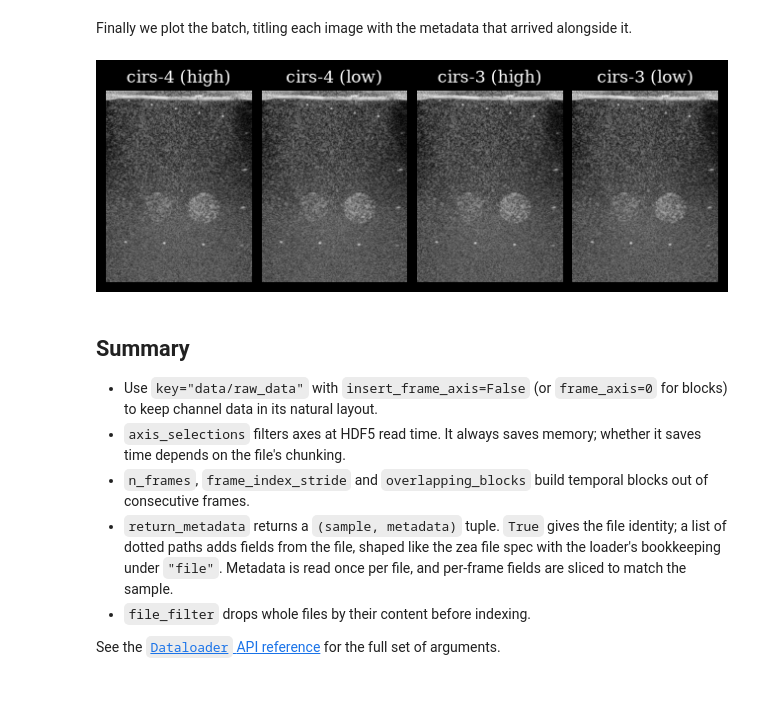
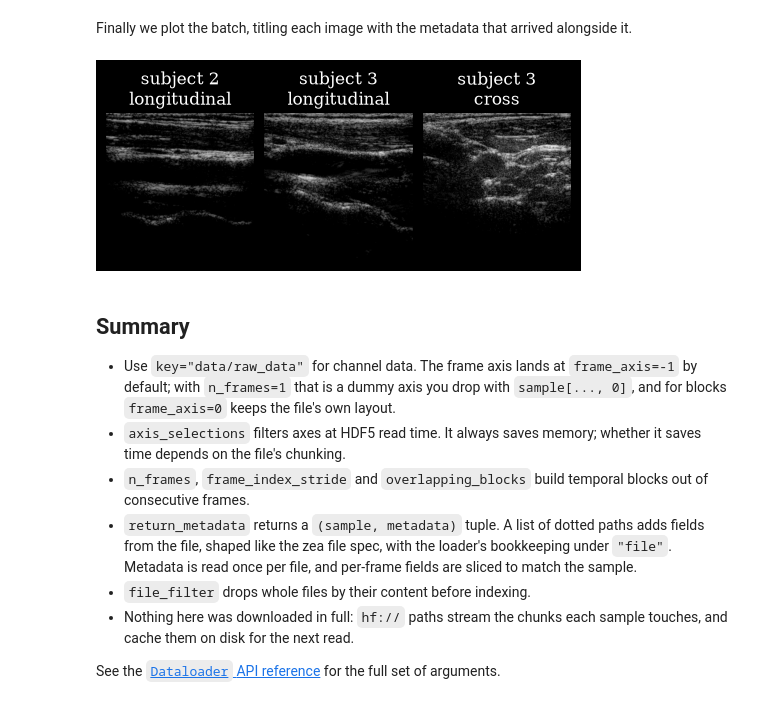
Before and after one commit to tue-bmd/zea, a Jupyter notebook: docs/source/notebooks/data/zea_dataloader_example.ipynb, the cells around one changed output. Cells and saved outputs as stored; diff of their text form; code cells hidden in the pictures.

Commit message:
validate=False default, clean up nb

```diff
--- a/docs/source/notebooks/data/zea_dataloader_example.ipynb
+++ b/docs/source/notebooks/data/zea_dataloader_example.ipynb
@@ -78,9 +71,0 @@ files. That gives us a real multi-file dataset that fits in a notebook.
-# %%
-with zea.File(source_path) as file:
-    raw_data = file.data.raw_data[:]
-    scan = file.get_scan_parameters()
-    probe = {key: value for key, value in file.probe.to_dict().items() if value is not None}
-
-n_frames, n_tx, n_ax, n_el, n_ch = raw_data.shape
-print(f"{n_frames} frames, {n_tx} transmits, {n_ax} axial samples, {n_el} elements, {n_ch} channel")
-print("dtype:", raw_data.dtype)
@@ -436,28 +346,21 @@ Because these files share one acquisition, we take the first element of the batc
 # %%
 loader = zea.Dataloader(
-    dataset_dir,
+    file_paths,
     key="data/raw_data",
-    batch_size=4,
+    batch_size=3,
     n_frames=1,
-    insert_frame_axis=False,
+    limit_n_frames=1,
+    axis_selections={1: plane_waves},
     shuffle=False,
-    return_metadata=["scan", "probe", "metadata.subject.id", "metadata.annotations.image_quality"],
+    return_metadata=["metadata.subject.id", "metadata.annotations.view"],
 )
 
 batch, metadata = next(iter(loader))
-batch = keras.ops.convert_to_numpy(batch)
+batch = keras.ops.convert_to_numpy(batch)[..., 0]  # drop the frame axis
 
-scan = {key: value[0] for key, value in metadata["scan"].items()}
-probe = {key: value[0] for key, value in metadata["probe"].items() if key not in ("name", "type")}
+with zea.File(metadata["file"]["fullpath"][0]) as file:
+    parameters = file.load_parameters(zlims=(0.002, 0.04))
+parameters.set_transmits(plane_waves)
 
-parameters = zea.Parameters(
-    **scan,
-    **probe,
-    n_ax=batch.shape[2],
-    n_el=batch.shape[3],
-    n_tx=batch.shape[1],
-    xlims=(-0.019, 0.019),
-    zlims=(0.005, 0.055),
-)
 print(f"batch {batch.shape}, sound speed {parameters.sound_speed} m/s, {parameters.n_tx} transmits")
 # %% [output]
@@ -493,31 +393,33 @@ images: (4, 1015, 772)
 Finally we plot the batch, titling each image with the metadata that arrived alongside it.
 # %%
 titles = [
-    f"{subject_id} ({quality})"
-    for subject_id, quality in zip(
+    f"subject {subject_id}\n{view.split(' section')[0].lower()}"
+    for subject_id, view in zip(
         metadata["metadata"]["subject"]["id"],
-        metadata["metadata"]["annotations"]["image_quality"].squeeze(-1),
+        metadata["metadata"]["annotations"]["view"],
     )
 ]
 
-fig, _ = plot_image_grid(images, ncols=4, cmap="gray", vmin=-50, vmax=0, titles=titles)
+fig, _ = plot_image_grid(images, ncols=3, cmap="gray", vmin=-50, vmax=0, titles=titles)
 loader.close()
 # %% [output]
-[figure, old version]
+[figure, new version]
 # %% [markdown]
 ## Summary
 
-- Use `key="data/raw_data"` with `insert_frame_axis=False` (or `frame_axis=0` for blocks) to keep
-  channel data in its natural layout.
+- Use `key="data/raw_data"` for channel data. The frame axis lands at `frame_axis=-1` by default;
+  with `n_frames=1` that is a dummy axis you drop with `sample[..., 0]`, and for blocks
+  `frame_axis=0` keeps the file's own layout.
 - `axis_selections` filters axes at HDF5 read time. It always saves memory; whether it saves time
   depends on the file's chunking.
 - `n_frames`, `frame_index_stride` and `overlapping_blocks` build temporal blocks out of
   consecutive frames.
-- `return_metadata` returns a `(sample, metadata)` tuple. `True` gives the file identity; a list of
-  dotted paths adds fields from the file, shaped like the zea file spec with the loader's
-  bookkeeping under `"file"`. Metadata is read once per file, and per-frame fields are sliced to
-  match the sample.
+- `return_metadata` returns a `(sample, metadata)` tuple. A list of dotted paths adds fields from
+  the file, shaped like the zea file spec, with the loader's bookkeeping under `"file"`. Metadata is
+  read once per file, and per-frame fields are sliced to match the sample.
 - `file_filter` drops whole files by their content before indexing.
+- Nothing here was downloaded in full: `hf://` paths stream the chunks each sample touches, and
+  cache them on disk for the next read.
 
 See the [`Dataloader` API reference](../../_autosummary/zea.data.dataloader.rst) for the full set of
 arguments.
```
Also changed, not shown: parts of 31 cells of this notebook, 2 other files.
